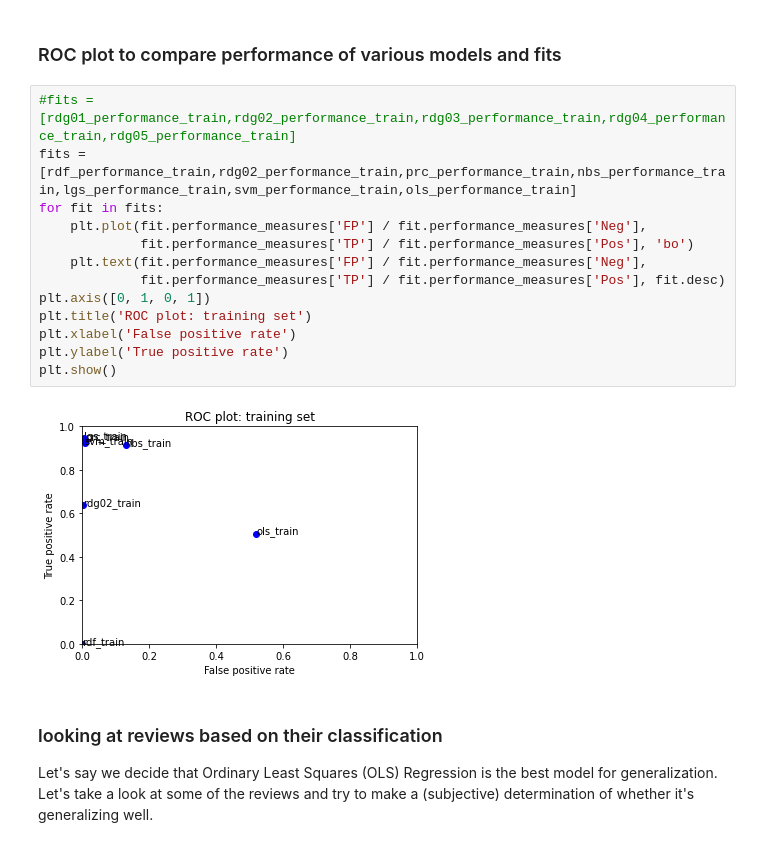
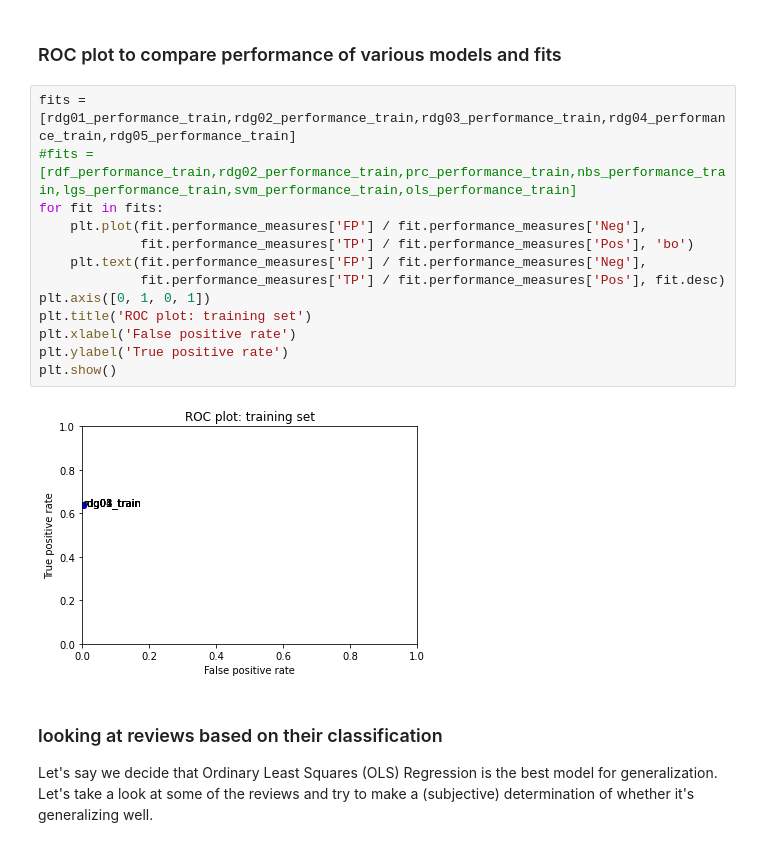
Before and after one commit to Jill1995/ml, a Jupyter notebook: final_assignment_1/toxiccomments_first_full_iteration.ipynb, the cells around one changed output. Drawn from its saved outputs; the diff is of its cells as text.

```diff
--- a/final_assignment_1/toxiccomments_first_full_iteration.ipynb
+++ b/final_assignment_1/toxiccomments_first_full_iteration.ipynb
@@ -297,20 +297,20 @@ print(rdf_performance_train.performance_measures)
 # %% [markdown]
 ### ROC plot to compare performance of various models and fits
 # %%
-#fits = [rdg01_performance_train,rdg02_performance_train,rdg03_performance_train,rdg04_performance_train,rdg05_performance_train]
-fits = [rdf_performance_train,rdg02_performance_train,prc_performance_train,nbs_performance_train,lgs_performance_train,svm_performance_train,ols_performance_train]
+fits = [rdg01_performance_train,rdg02_performance_train,rdg03_performance_train,rdg04_performance_train,rdg05_performance_train]
+#fits = [rdf_performance_train,rdg02_performance_train,prc_performance_train,nbs_performance_train,lgs_performance_train,svm_performance_train,ols_performance_train]
 for fit in fits:
     plt.plot(fit.performance_measures['FP'] / fit.performance_measures['Neg'],
              fit.performance_measures['TP'] / fit.performance_measures['Pos'], 'bo')
     plt.text(fit.performance_measures['FP'] / fit.performance_measures['Neg'],
              fit.performance_measures['TP'] / fit.performance_measures['Pos'], fit.desc)
 plt.axis([0, 1, 0, 1])
 plt.title('ROC plot: training set')
 plt.xlabel('False positive rate')
 plt.ylabel('True positive rate')
 plt.show()
 # %% [output]
-[figure, old version]
+[figure, new version]
 # %% [markdown]
 ### looking at reviews based on their classification
 
```
